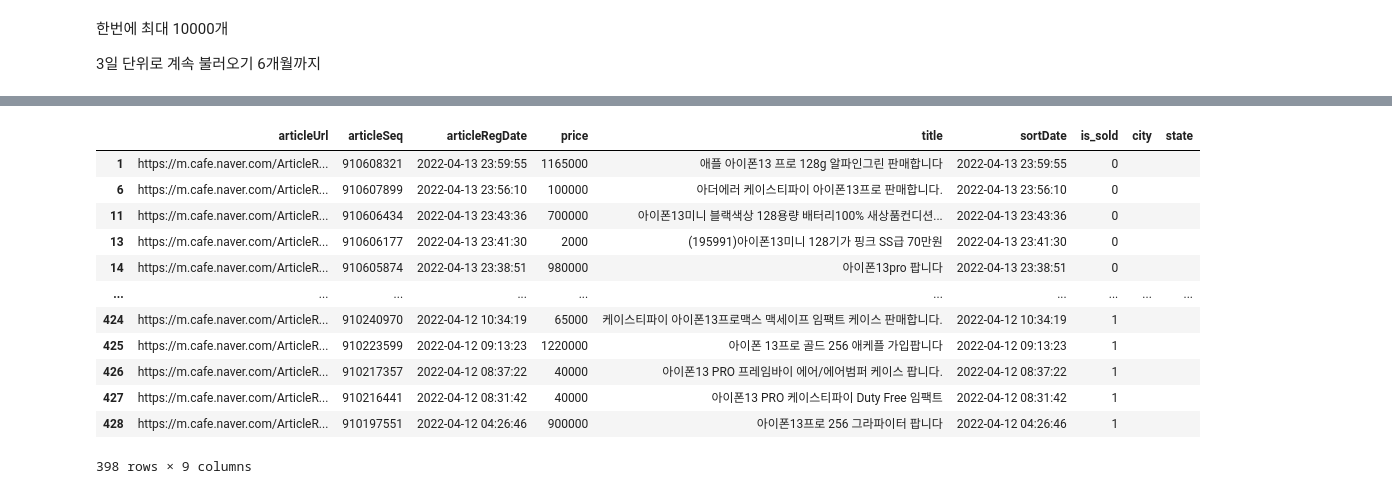
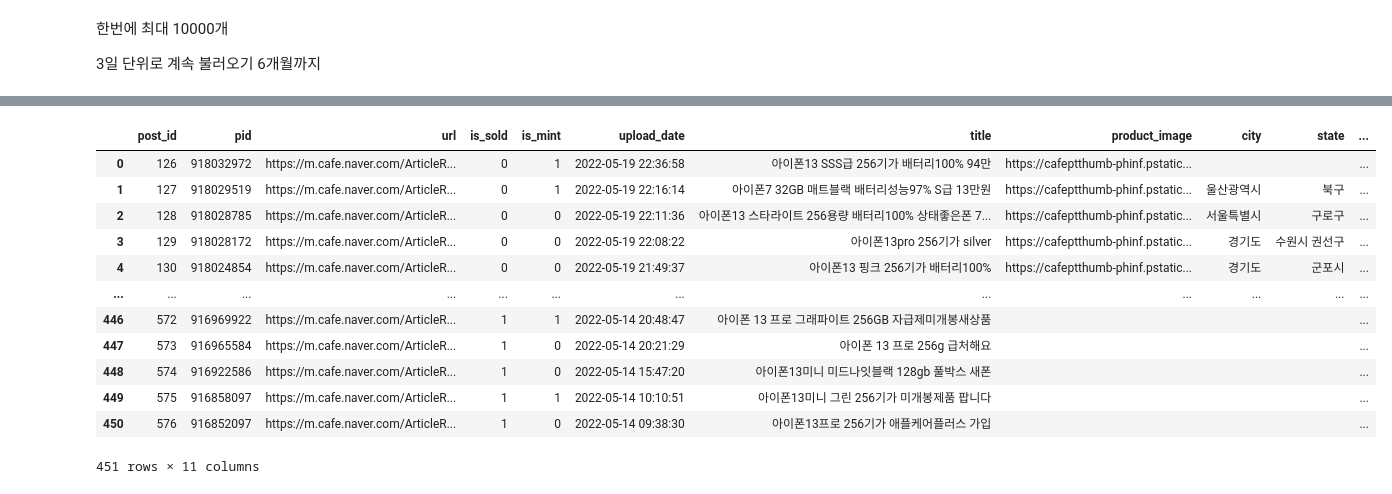
Before and after one commit to capstoneIldanGo/used_product_crawler, a Jupyter notebook: joongna_crawler.ipynb, the cells around one changed output, grey strips where cells are left out. Cells and saved outputs as stored; diff of their text form; code cells hidden in the pictures.

```diff
--- a/joongna_crawler.ipynb
+++ b/joongna_crawler.ipynb
@@ -23,8 +23,8 @@ url = f'https://search-api.joongna.com/v25/search/product'
 param = {
     "filter":{
         "dateFilterParameter":{
-            "sortEndDate":"2022-04-13",
-            "sortStartDate":"2022-04-12"
+            "sortEndDate":"2022-05-20",
+            "sortStartDate":"2022-05-14"
         },
         "flawedYn":0,
         "fullPackageYn":0,
@@ -72,6 +149,7 @@ df['articleSeq']=df['articleSeq'].astype('int')
 # %%
+# 지역, 이미지 처리
 detail_list=[]
-for seq in tqdm(df[df['is_sold']==0]['articleSeq']):
+for seq in tqdm(final[final['is_sold']==0]['articleSeq']):
     t=time.time()
     detail_url=f'https://apis.naver.com/cafe-web/cafe-articleapi/v2/cafes/10050146/articles/{seq}'
     response=requests.get(detail_url)
@@ -81,7 +159,11 @@ for seq in tqdm(df[df['is_sold']==0]['articleSeq']):
     detail=response.json()
     city=detail['result']['articleRegion']['regionName1']
     state=detail['result']['articleRegion']['regionName2']
-    img=detail['result']['saleInfo']['imgUrl']
-    detail_list.append([seq,city,state])
+    img=detail['result']['saleInfo']['image']['url']
+    detail_list.append([seq,city,state,img])
 
-detail_df=pd.DataFrame(detail_list,columns=["articleSeq",'city','state'])
+detail_df=pd.DataFrame(detail_list,columns=["articleSeq",'city','state','product_image'])
+
+total=pd.merge(final,detail_df, how='outer',on='articleSeq')
+total=total.fillna("")
+total
@@ -88,4 +183,0 @@ detail_df=pd.DataFrame(detail_list,columns=["articleSeq",'city','state'])
-# %%
-total=pd.merge(df,detail_df, how='outer',on='articleSeq')
-total=total.fillna("")
-total
@@ -106,19 +184,38 @@ total
-# %%
-no_buy = df[df['title'].str.contains('삽니|매입|사요', na=False)]
-# pd.merge(total,no_buy,how="left")
-only_sale=pd.merge(total, no_buy, how='outer', indicator = True).query('_merge == "left_only"').drop(columns=['_merge'])
-only_sale
-# %% [output]
-|  | articleUrl | articleSeq | articleRegDate | price | title | sortDate | is_sold | city | state |
-| 1 | https://m.cafe.naver.com/ArticleR... | 910608321 | 2022-04-13 23:59:55 | 1165000 | 애플 아이폰13 프로 128g 알파인그린 판매합니다 | 2022-04-13 23:59:55 | 0 |  |  |
-| 6 | https://m.cafe.naver.com/ArticleR... | 910607899 | 2022-04-13 23:56:10 | 100000 | 아더에러 케이스티파이 아이폰13프로 판매합니다. | 2022-04-13 23:56:10 | 0 |  |  |
-| 11 | https://m.cafe.naver.com/ArticleR... | 910606434 | 2022-04-13 23:43:36 | 700000 | 아이폰13미니 블랙색상 128용량 배터리100% 새상품컨디션... | 2022-04-13 23:43:36 | 0 |  |  |
-| 13 | https://m.cafe.naver.com/ArticleR... | 910606177 | 2022-04-13 23:41:30 | 2000 | (195991)아이폰13미니 128기가 핑크 SS급 70만원 | 2022-04-13 23:41:30 | 0 |  |  |
-| 14 | https://m.cafe.naver.com/ArticleR... | 910605874 | 2022-04-13 23:38:51 | 980000 | 아이폰13pro 팝니다 | 2022-04-13 23:38:51 | 0 |  |  |
-| ... | ... | ... | ... | ... | ... | ... | ... | ... | ... |
-| 424 | https://m.cafe.naver.com/ArticleR... | 910240970 | 2022-04-12 10:34:19 | 65000 | 케이스티파이 아이폰13프로맥스 맥세이프 임팩트 케이스 판매합니다. | 2022-04-12 10:34:19 | 1 |  |  |
-| 425 | https://m.cafe.naver.com/ArticleR... | 910223599 | 2022-04-12 09:13:23 | 1220000 | 아이폰 13프로 골드 256 애케플 가입팝니다 | 2022-04-12 09:13:23 | 1 |  |  |
-| 426 | https://m.cafe.naver.com/ArticleR... | 910217357 | 2022-04-12 08:37:22 | 40000 | 아이폰13 PRO 프레임바이 에어/에어범퍼 케이스 팝니다. | 2022-04-12 08:37:22 | 1 |  |  |
-| 427 | https://m.cafe.naver.com/ArticleR... | 910216441 | 2022-04-12 08:31:42 | 40000 | 아이폰13 PRO 케이스티파이 Duty Free 임팩트 | 2022-04-12 08:31:42 | 1 |  |  |
-| 428 | https://m.cafe.naver.com/ArticleR... | 910197551 | 2022-04-12 04:26:46 | 900000 | 아이폰13프로 256 그라파이터 팝니다 | 2022-04-12 04:26:46 | 1 |  |  |
-398 rows × 9 columns
+# %%
+# 스프링서버로부터 post의 크기 받아왔다고 가정
+size=125
+item_id=11
+# post size에 기반한 id열 생성
+total['id']=range(size+1,size+1+len(total))
+# %%
+#post 데이터 만들기
+
+# item_id ,location_id , market_price_id, platform_id 바꾸는 로직 추가 필요
+post_columns=['id','articleSeq','articleUrl','is_sold','is_mint','sortDate','title','product_image','city','state'] #platform추가
+post=total[post_columns].copy()
+post['platform']='Jongo Nara'
+post.rename(columns  = {
+    'id' : 'post_id',
+    'articleSeq' : 'pid',
+    'articleSeq':'pid',
+    'articleUrl':'url',
+    'sortDate':'upload_date'
+}, inplace = True)
+post['item_id']=11
+# post['location_id']=15 # 지역 데이터 앞에 꺼만 뺴오기 수원시 권선구 -> 수원시
+post['platform_id']=11
+post
+# %% [output]
+|  | post_id | pid | url | is_sold | is_mint | upload_date | title | product_image | city | state | ... |
+| 0 | 126 | 918032972 | https://m.cafe.naver.com/ArticleR... | 0 | 1 | 2022-05-19 22:36:58 | 아이폰13 SSS급 256기가 배터리100% 94만 | https://cafeptthumb-phinf.pstatic... |  |  | ... |
+| 1 | 127 | 918029519 | https://m.cafe.naver.com/ArticleR... | 0 | 1 | 2022-05-19 22:16:14 | 아이폰7 32GB 매트블랙 배터리성능97% S급 13만원 | https://cafeptthumb-phinf.pstatic... | 울산광역시 | 북구 | ... |
+| 2 | 128 | 918028785 | https://m.cafe.naver.com/ArticleR... | 0 | 0 | 2022-05-19 22:11:36 | 아이폰13 스타라이트 256용량 배터리100% 상태좋은폰 7... | https://cafeptthumb-phinf.pstatic... | 서울특별시 | 구로구 | ... |
+| 3 | 129 | 918028172 | https://m.cafe.naver.com/ArticleR... | 0 | 0 | 2022-05-19 22:08:22 | 아이폰13pro 256기가 silver | https://cafeptthumb-phinf.pstatic... | 경기도 | 수원시 권선구 | ... |
+| 4 | 130 | 918024854 | https://m.cafe.naver.com/ArticleR... | 0 | 0 | 2022-05-19 21:49:37 | 아이폰13 핑크 256기가 배터리100% | https://cafeptthumb-phinf.pstatic... | 경기도 | 군포시 | ... |
+| ... | ... | ... | ... | ... | ... | ... | ... | ... | ... | ... | ... |
+| 446 | 572 | 916969922 | https://m.cafe.naver.com/ArticleR... | 1 | 1 | 2022-05-14 20:48:47 | 아이폰 13 프로 그래파이트 256GB 자급제미개봉새상품 |  |  |  | ... |
+| 447 | 573 | 916965584 | https://m.cafe.naver.com/ArticleR... | 1 | 0 | 2022-05-14 20:21:29 | 아이폰 13 프로 256g 급처해요 |  |  |  | ... |
+| 448 | 574 | 916922586 | https://m.cafe.naver.com/ArticleR... | 1 | 0 | 2022-05-14 15:47:20 | 아이폰13미니 미드나잇블랙 128gb 풀박스 새폰 |  |  |  | ... |
+| 449 | 575 | 916858097 | https://m.cafe.naver.com/ArticleR... | 1 | 1 | 2022-05-14 10:10:51 | 아이폰13미니 그린 256기가 미개봉제품 팝니다 |  |  |  | ... |
+| 450 | 576 | 916852097 | https://m.cafe.naver.com/ArticleR... | 1 | 0 | 2022-05-14 09:38:30 | 아이폰13프로 256기가 애플케어플러스 가입 |  |  |  | ... |
+451 rows × 11 columns
```
Also changed, not shown: parts of 12 cells of this notebook, 3 other files.
